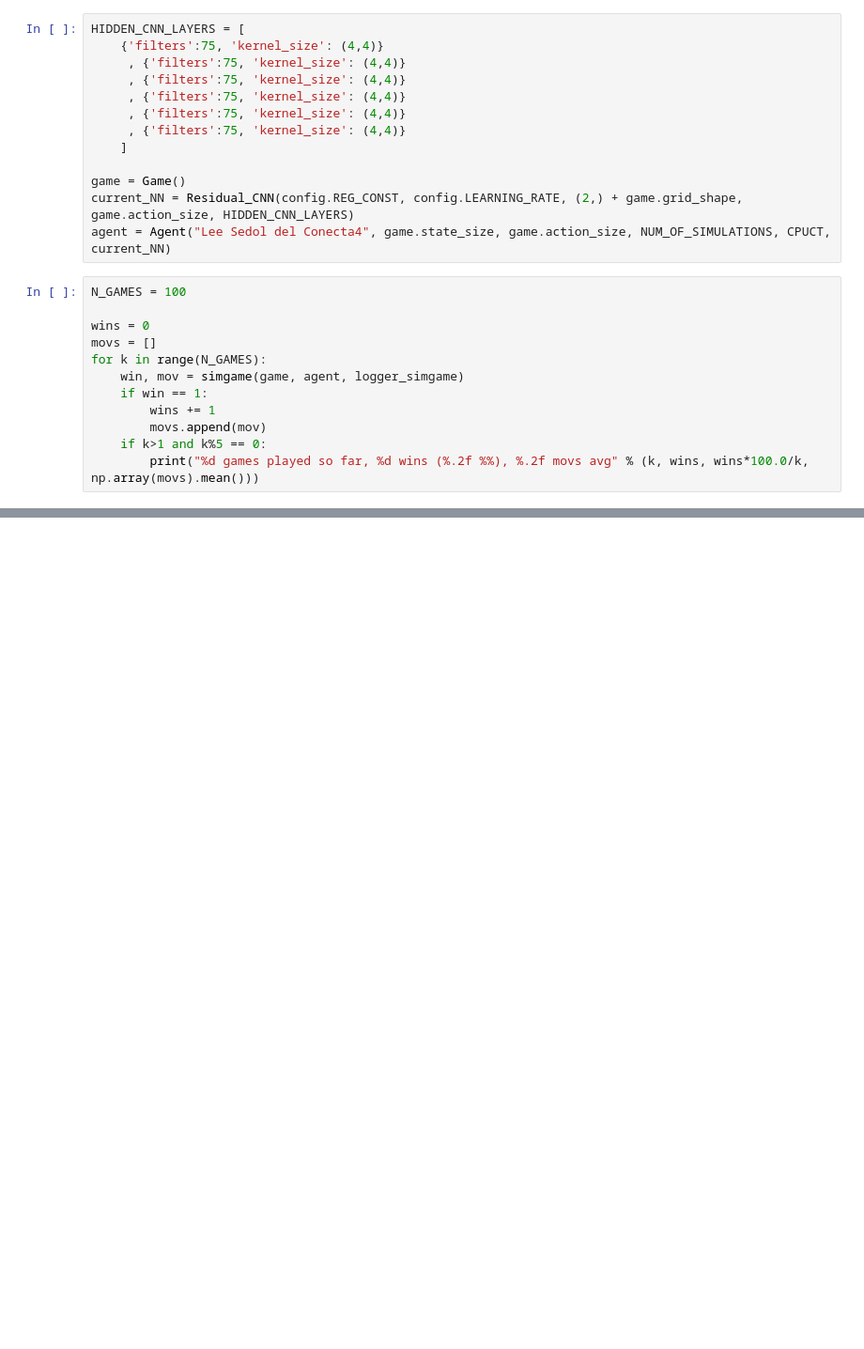
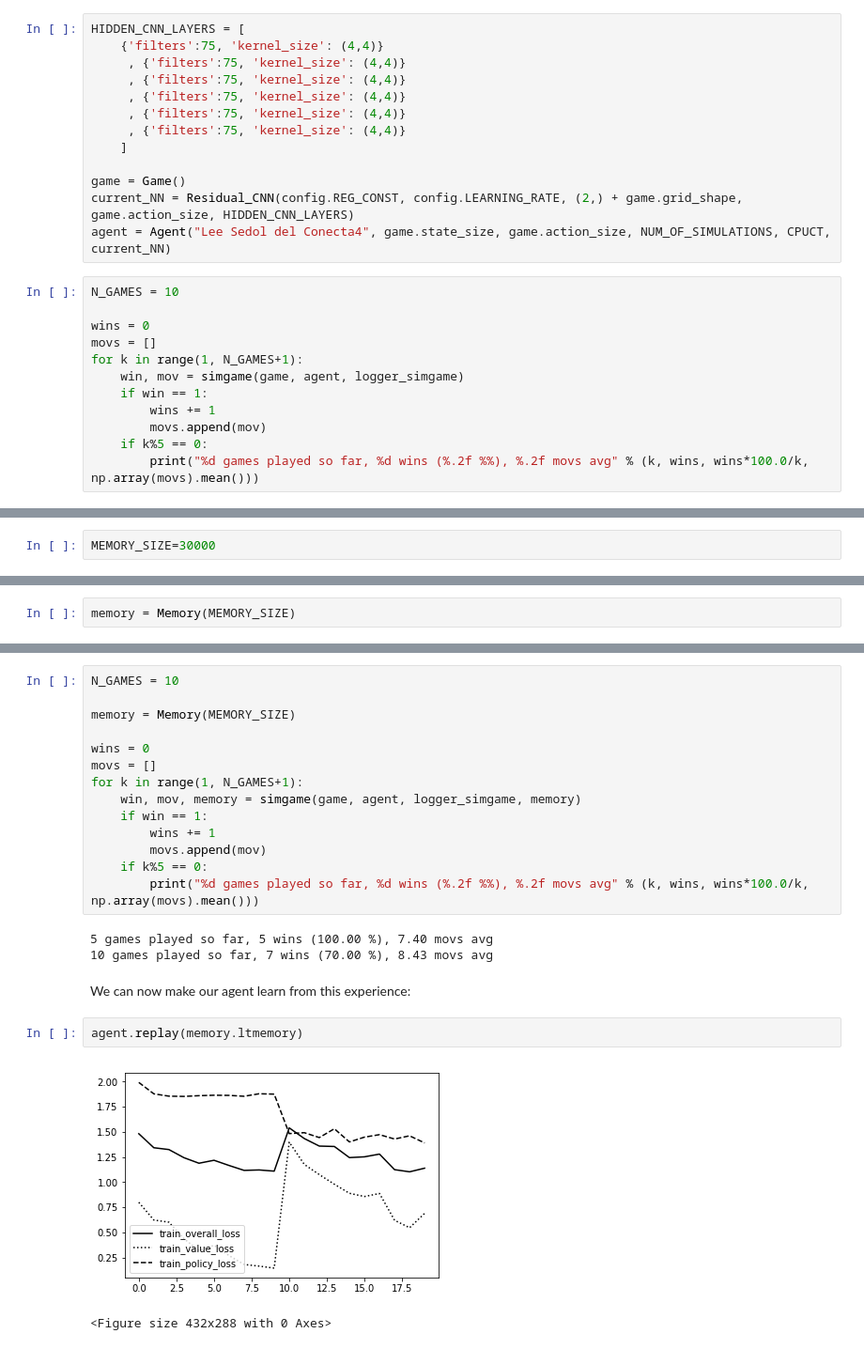
Before and after one commit to aitorAG/DeepReinforcementLearning, a Jupyter notebook: run_kschool.ipynb, the cells around one changed output, grey strips where cells are left out. Shown at 94% size. Cells and saved outputs as stored; diff of their text form; blank space fills up the shorter version.

```diff
--- a/run_kschool.ipynb
+++ b/run_kschool.ipynb
@@ -578,15 +578,15 @@ game = Game()
 current_NN = Residual_CNN(config.REG_CONST, config.LEARNING_RATE, (2,) + game.grid_shape, game.action_size, HIDDEN_CNN_LAYERS)
 agent = Agent("Lee Sedol del Conecta4", game.state_size, game.action_size, NUM_OF_SIMULATIONS, CPUCT, current_NN)
 # %%
-N_GAMES = 100
+N_GAMES = 10
 
 wins = 0
 movs = []
-for k in range(N_GAMES):
+for k in range(1, N_GAMES+1):
     win, mov = simgame(game, agent, logger_simgame)
     if win == 1:
         wins += 1
         movs.append(mov)
-    if k>1 and k%5 == 0:
+    if k%5 == 0:
         print("%d games played so far, %d wins (%.2f %%), %.2f movs avg" % (k, wins, wins*100.0/k, np.array(movs).mean()))
 # %% [output]
@@ -601,0 +603,2 @@ for k in range(N_GAMES):
+# %%
+MEMORY_SIZE=30000
@@ -601,0 +610,2 @@ for k in range(N_GAMES):
+# %%
+memory = Memory(MEMORY_SIZE)
@@ -601,0 +699,24 @@ for k in range(N_GAMES):
+# %%
+N_GAMES = 10
+
+memory = Memory(MEMORY_SIZE)
+
+wins = 0
+movs = []
+for k in range(1, N_GAMES+1):
+    win, mov, memory = simgame(game, agent, logger_simgame, memory)
+    if win == 1:
+        wins += 1
+        movs.append(mov)
+    if k%5 == 0:
+        print("%d games played so far, %d wins (%.2f %%), %.2f movs avg" % (k, wins, wins*100.0/k, np.array(movs).mean()))
+# %% [output]
+5 games played so far, 5 wins (100.00 %), 7.40 movs avg
+10 games played so far, 7 wins (70.00 %), 8.43 movs avg
+# %% [markdown]
+We can now make our agent learn from this experience:
+# %%
+agent.replay(memory.ltmemory)
+# %% [output]
+[figure, added]
+<Figure size 432x288 with 0 Axes>
```
Also changed, not shown: parts of 11 cells of this notebook.
